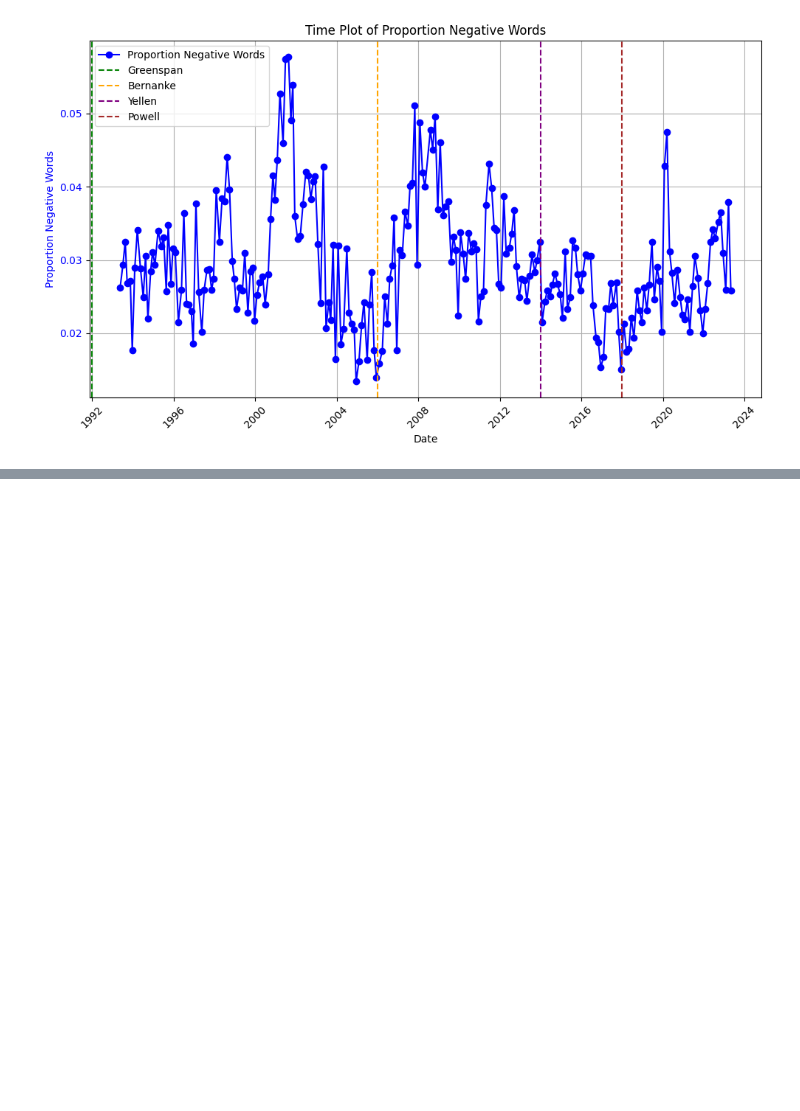
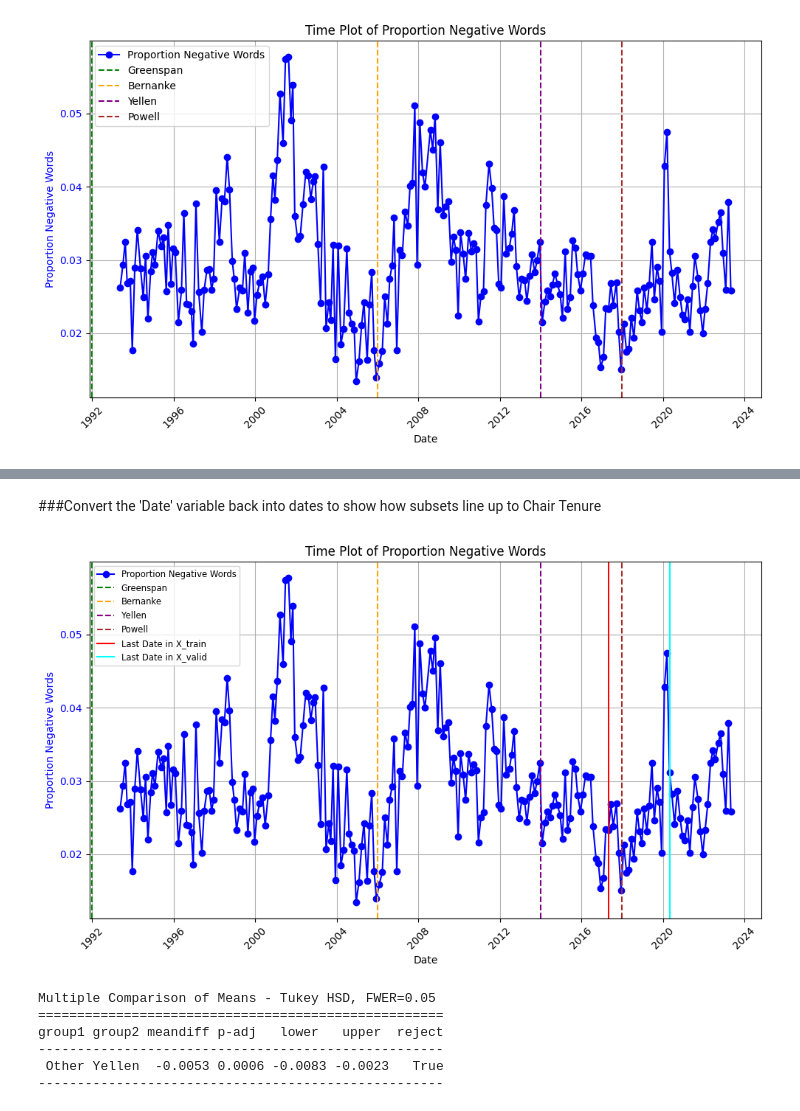
Before and after one commit to abactat/FOMC_Sentiment_Analysis, a Jupyter notebook: notebooks/Model Risk, Bias, Ethics.ipynb, the cells around one changed output, grey strips where cells are left out. Saved outputs shown, nothing was run; the diff lists cells and outputs as text; code cells hidden in the pictures; blank space fills up the shorter version.

```diff
--- a/notebooks/Model Risk, Bias, Ethics.ipynb
+++ b/notebooks/Model Risk, Bias, Ethics.ipynb
@@ -64,7 +77,7 @@ Dataset downloaded and loaded into 'dataset_adjusted' successfully.
 Dataset downloaded and loaded into 'words' successfully.
 # %%
 # The URL of the raw dataset on GitHub
-url = "https://raw.githubusercontent.com/abactat/BC-Project/main/data/processed/X_train.csv?token=GHSAT0AAAAAACC4ZCNKYZOJKTX6JZDM75XAZGYKLRA"
+url = "https://raw.githubusercontent.com/abactat/BC-Project/main/data/processed/X_train.csv?token=GHSAT0AAAAAACC4ZCNL2GHVFALQ5TIR5AVAZGZ4XVA"
 
 # Send an HTTP GET request to fetch the content of the raw dataset
 response = requests.get(url)
@@ -78,7 +91,7 @@ else:
     print(f"Failed to download the dataset. Status code: {response.status_code}")
 
 # The URL of the raw dataset on GitHub
-url = "https://raw.githubusercontent.com/abactat/BC-Project/main/data/processed/y_train.csv?token=GHSAT0AAAAAACC4ZCNLH7JMGE4XCF5G32OMZGYKMOA"
+url = "https://raw.githubusercontent.com/abactat/BC-Project/main/data/processed/y_train.csv?token=GHSAT0AAAAAACC4ZCNKTBVOKWXXMG5BRYZ2ZGZ4XCA"
 
 # Send an HTTP GET request to fetch the content of the raw dataset
 response = requests.get(url)
@@ -270,0 +367,74 @@ NameError: name 'train' is not defined
+# %% [markdown]
+###Convert the 'Date' variable back into dates to show how subsets line up to Chair Tenure
+# %%
+base_date = pd.to_datetime('1993-05-18')
+
+# Convert X_train['Date'] to datetime format
+Date_train = base_date + pd.to_timedelta(X_train['Date'], unit='D')
+
+# Convert X_valid['Date'] to datetime format
+Date_valid = base_date + pd.to_timedelta(X_valid['Date'], unit='D')
+
+# Convert X_test['Date'] to datetime format
+Date_test = base_date + pd.to_timedelta(X_test['Date'], unit='D')
+# %%
+# Ensure that the 'Date' column is in datetime format
+dataset_adjusted['Date'] = pd.to_datetime(dataset_adjusted['Date'])
+
+# Sort the DataFrame by 'Date'
+dataset_adjusted = dataset_adjusted.sort_values('Date')
+
+# Create a figure and a set of subplots
+fig, ax = plt.subplots(figsize=(10, 6))
+
+# Creating the y-axis for 'Proportion Negative Words'
+ax.set_xlabel('Date')
+ax.set_ylabel('Proportion Negative Words', color='blue')
+ax.plot(dataset_adjusted['Date'], dataset_adjusted['Proportion Negative Words'], color='blue', marker='o', label='Proportion Negative Words')
+ax.tick_params(axis='y', labelcolor='blue')
+
+# Adding vertical lines at the specified years
+ax.axvline(pd.Timestamp('1992-01-01'), color='green', linestyle='--', label='Greenspan')
+ax.axvline(pd.Timestamp('2006-01-01'), color='orange', linestyle='--', label='Bernanke')
+ax.axvline(pd.Timestamp('2014-01-01'), color='purple', linestyle='--', label='Yellen')
+ax.axvline(pd.Timestamp('2018-01-01'), color='brown', linestyle='--', label='Powell')
+
+# Adding vertical lines for the last 'Date' value in X_train and X_valid
+ax.axvline(Date_train.iloc[-1], color='red', linestyle='-', label='Last Date in X_train')
+ax.axvline(Date_valid.iloc[-1], color='cyan', linestyle='-', label='Last Date in X_valid')
+
+# Adding a legend with smaller font size
+ax.legend(loc='upper left', fontsize='small')
+
+# Adding a title and grid
+plt.title('Time Plot of Proportion Negative Words')
+plt.xticks(rotation=45)
+plt.grid(True)
+plt.tight_layout()
+
+# Show the plot
+plt.show()
+# %% [output]
+[figure, added]
+# %%
+# Combine the other three subsets into a single array
+other_pnw = np.concatenate([greenspan_pnw, bernanke_pnw, powell_pnw])
+
+# Combine powell_pnw and other_pnw into a single array
+all_pnw = np.concatenate([other_pnw, yellen_pnw])
+
+# Create corresponding labels for each group
+labels = ['Other'] * len(other_pnw) + ['Yellen'] * len(yellen_pnw)
+
+# Perform Tukey-Kramer post hoc test
+tukey_result = pairwise_tukeyhsd(all_pnw, labels, alpha=0.05)
+
+# Print the Tukey-Kramer test results
+print(tukey_result)
+# %% [output]
+Multiple Comparison of Means - Tukey HSD, FWER=0.05
+====================================================
+group1 group2 meandiff p-adj   lower   upper  reject
+----------------------------------------------------
+ Other Yellen  -0.0053 0.0006 -0.0083 -0.0023   True
+----------------------------------------------------
```
Also changed, not shown: parts of 39 cells of this notebook, 14 other files.
